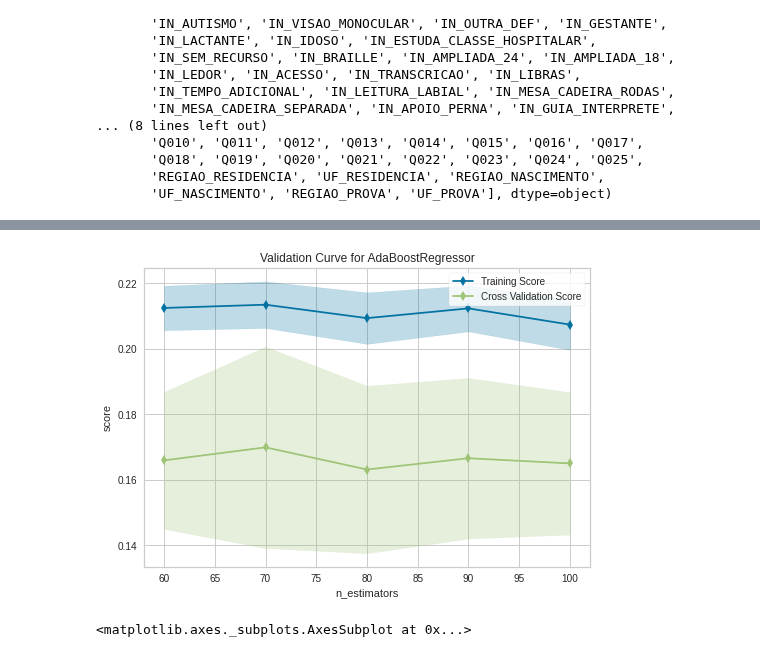
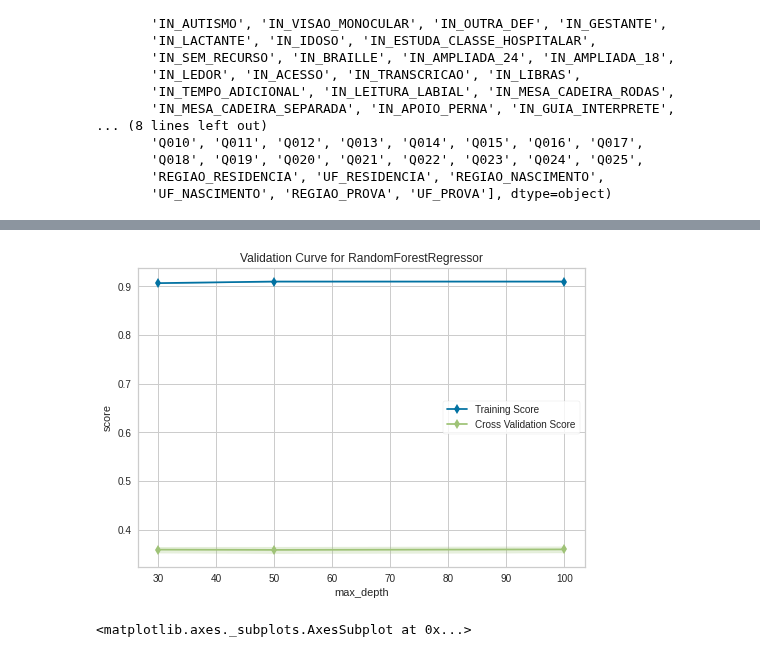
Before and after one commit to inf032/introducaoML, a Jupyter notebook: ENEM.ipynb, the cells around one changed output, grey strips where cells are left out. Cells and saved outputs as stored; diff of their text form; code cells hidden in the pictures.

```diff
--- a/ENEM.ipynb
+++ b/ENEM.ipynb
@@ -119,9 +121,8 @@ SEED = 48
 np.random.seed(SEED)
 warnings.filterwarnings(action='once')
 
-#dados = pd.read_csv('https://raw.githubusercontent.com/inf032/introducaoML/master/data/microdados_sample.csv')
-dados = pd.read_csv('https://raw.githubusercontent.com/inf032/introducaoML/master/data/sample_14.csv', sep = ';', encoding='latin1')
-
+dados = pd.read_csv('https://raw.githubusercontent.com/inf032/introducaoML/master/data/microdados_sample.csv')
+#https://raw.githubusercontent.com/inf032/introducaoML/master/data/sample_14.csv
 dados['NU_NOTA'] = dados.NU_NOTA_CN + dados.NU_NOTA_CH + dados.NU_NOTA_LC +  dados.NU_NOTA_MT + dados.NU_NOTA_REDACAO
 
 dados.drop(columns=['CO_PROVA_CN', 'CO_PROVA_CH', 'CO_PROVA_LC', 'CO_PROVA_MT',
@@ -347,14 +321,14 @@ dfResultados
 # %%
 from yellowbrick.model_selection import ValidationCurve
 
-vc = ValidationCurve(AdaBoostRegressor(), param_name='n_estimators',
-                     param_range=[60, 70, 80, 90, 100, 110, 120], cv=5)
+vc = ValidationCurve(RandomForestRegressor(), param_name='max_depth',
+                     param_range=[30, 50, 100], cv=5)
 
 modelo = Pipeline(steps=[('step_one', col_transformer), ('ss',  StandardScaler()),
                          ('imputer', ImputerWithMissingMark(imputer=SimpleImputer())),
                          ('vc',  vc)]).fit(X_train_processada, y_train)
 
 vc.show()
 # %% [output]
-[figure, old version]
+[figure, new version]
 <matplotlib.axes._subplots.AxesSubplot at 0x...>
```
Also changed, not shown: parts of 12 cells of this notebook.
